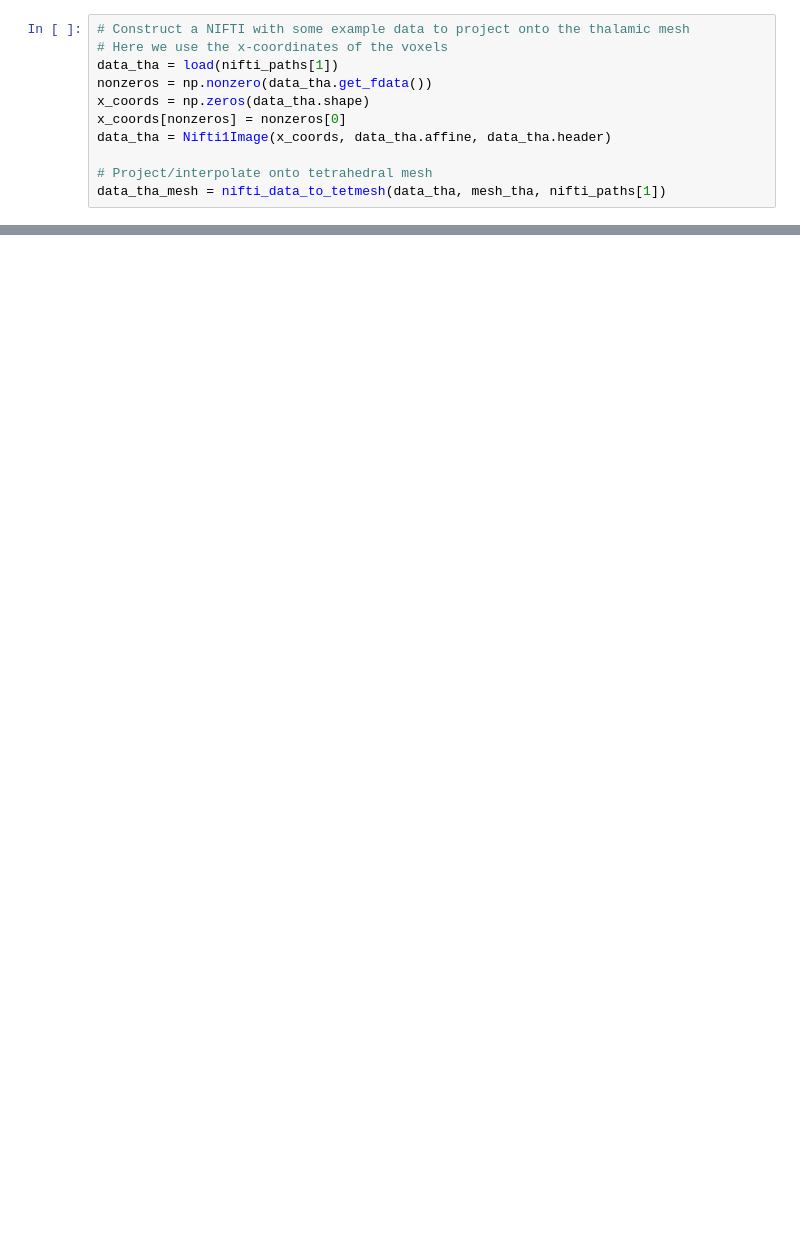
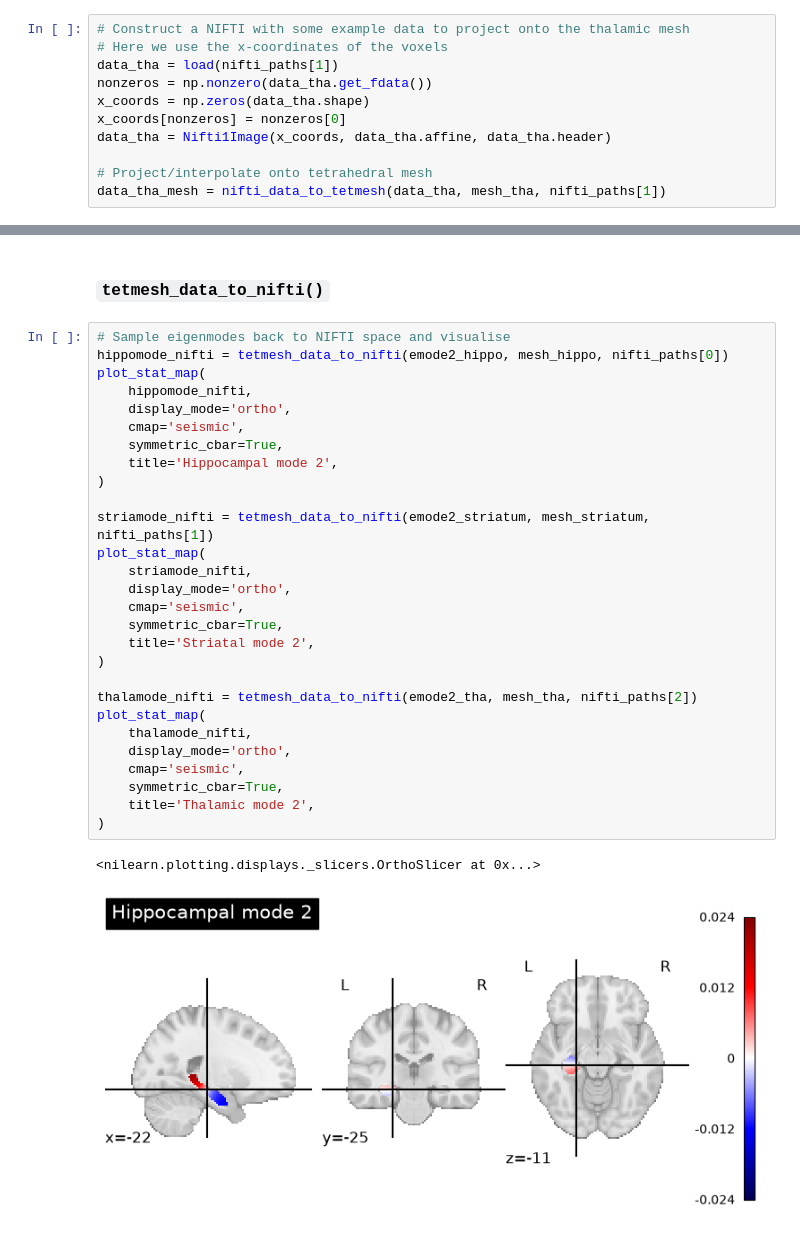
Before and after one commit to NSBLab/neuromodes, a Jupyter notebook: docs/tutorials/vol_meshing.ipynb, the cells around one changed output, grey strips where cells are left out. Cells and saved outputs as stored; diff of their text form; blank space fills up the shorter version.

Commit message:
[ENH,DOC,BLD] revive `tetmesh_data_to_nifti()` + support NIFTI/TetMesh transforms for multiple maps + visualise modes in NIFTI space in meshing tutorial

```diff
--- a/docs/tutorials/vol_meshing.ipynb
+++ b/docs/tutorials/vol_meshing.ipynb
@@ -250,0 +256,33 @@ plt.show()
+# %% [markdown]
+### `tetmesh_data_to_nifti()`
+# %%
+# Sample eigenmodes back to NIFTI space and visualise
+hippomode_nifti = tetmesh_data_to_nifti(emode2_hippo, mesh_hippo, nifti_paths[0])
+plot_stat_map(
+    hippomode_nifti,
+    display_mode='ortho',
+    cmap='seismic',
+    symmetric_cbar=True,
+    title='Hippocampal mode 2',
+)
+
+striamode_nifti = tetmesh_data_to_nifti(emode2_striatum, mesh_striatum, nifti_paths[1])
+plot_stat_map(
+    striamode_nifti,
+    display_mode='ortho',
+    cmap='seismic',
+    symmetric_cbar=True,
+    title='Striatal mode 2',
+)
+
+thalamode_nifti = tetmesh_data_to_nifti(emode2_tha, mesh_tha, nifti_paths[2])
+plot_stat_map(
+    thalamode_nifti,
+    display_mode='ortho',
+    cmap='seismic',
+    symmetric_cbar=True,
+    title='Thalamic mode 2',
+)
+# %% [output]
+<nilearn.plotting.displays._slicers.OrthoSlicer at 0x...>
+[figure, added]
```
Also changed, not shown: parts of 9 cells of this notebook, 5 other files.
